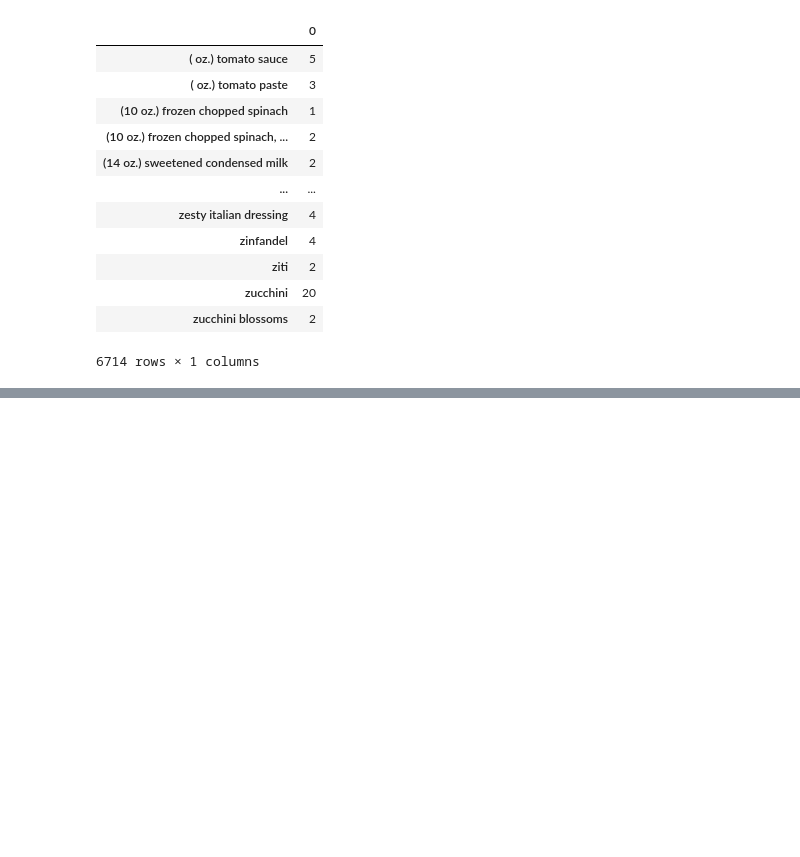
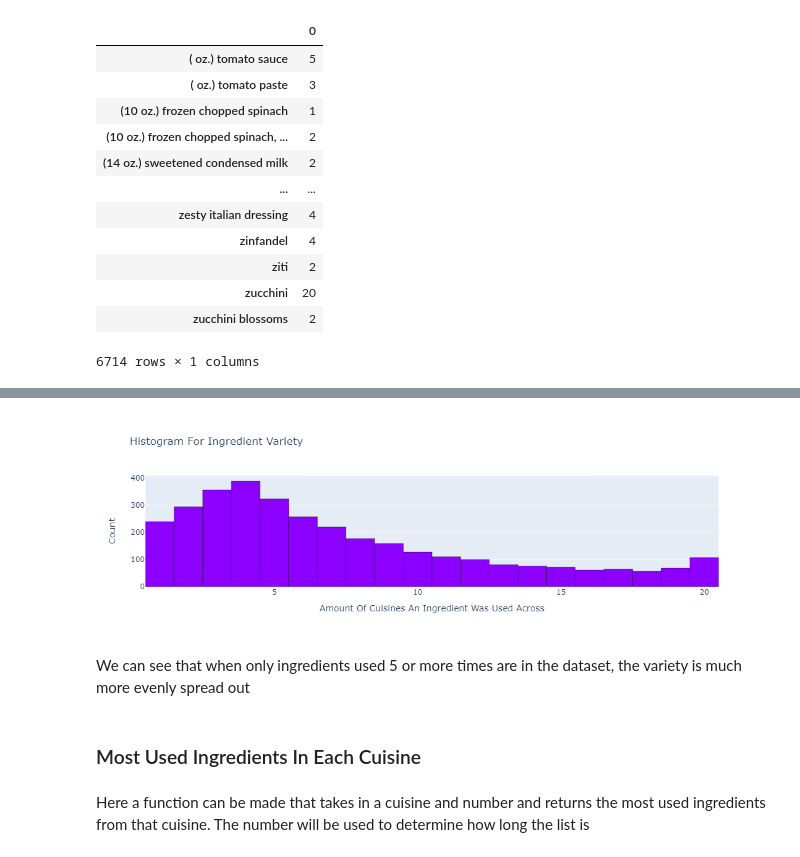
Before and after one commit to josh2894/Josh-Guo-Data-Science, a Jupyter notebook: Foods Project/Foods Project.ipynb, the cells around one changed output, grey strips where cells are left out. Cells and saved outputs as stored; diff of their text form; code cells hidden in the pictures; blank space fills up the shorter version.

```diff
--- a/Foods Project/Foods Project.ipynb
+++ b/Foods Project/Foods Project.ipynb
@@ -294,0 +293,22 @@ pd.DataFrame(new_a.sum(axis=0))
+# %%
+# Same process as before
+ingredients = list(expanded_df2.columns[1:])
+variety_df2 = expanded_df2.groupby("cuisine")[ingredients].sum().reset_index()
+variety_df2 = variety_df2[ingredients] > 0
+variety_df2 = pd.DataFrame(variety_df2.sum(axis=0))
+# %%
+# Histogram
+fig = px.histogram(variety_df2, x=0, title="Histogram For Ingredient Variety", labels={"0":"Cuisines"},
+                   color_discrete_sequence=["#8c00ff"] )
+fig.update_layout(xaxis_title="Amount Of Cuisines An Ingredient Was Used Across", yaxis_title="Count")
+fig.update_traces(marker_line_width=0.4, marker_line_color="black")
+fig
+# %% [output]
+[figure, added]
+# %% [markdown]
+We can see that when only ingredients used 5 or more times are in the dataset, the variety is much more evenly spread out
+# %% [markdown]
+### Most Used Ingredients In Each Cuisine
+# %% [markdown]
+Here a function can be made that takes in a cuisine and number and returns the most used ingredients from that cuisine.
+The number will be used to determine how long the list is
```
Also changed, not shown: parts of 10 cells of this notebook.
